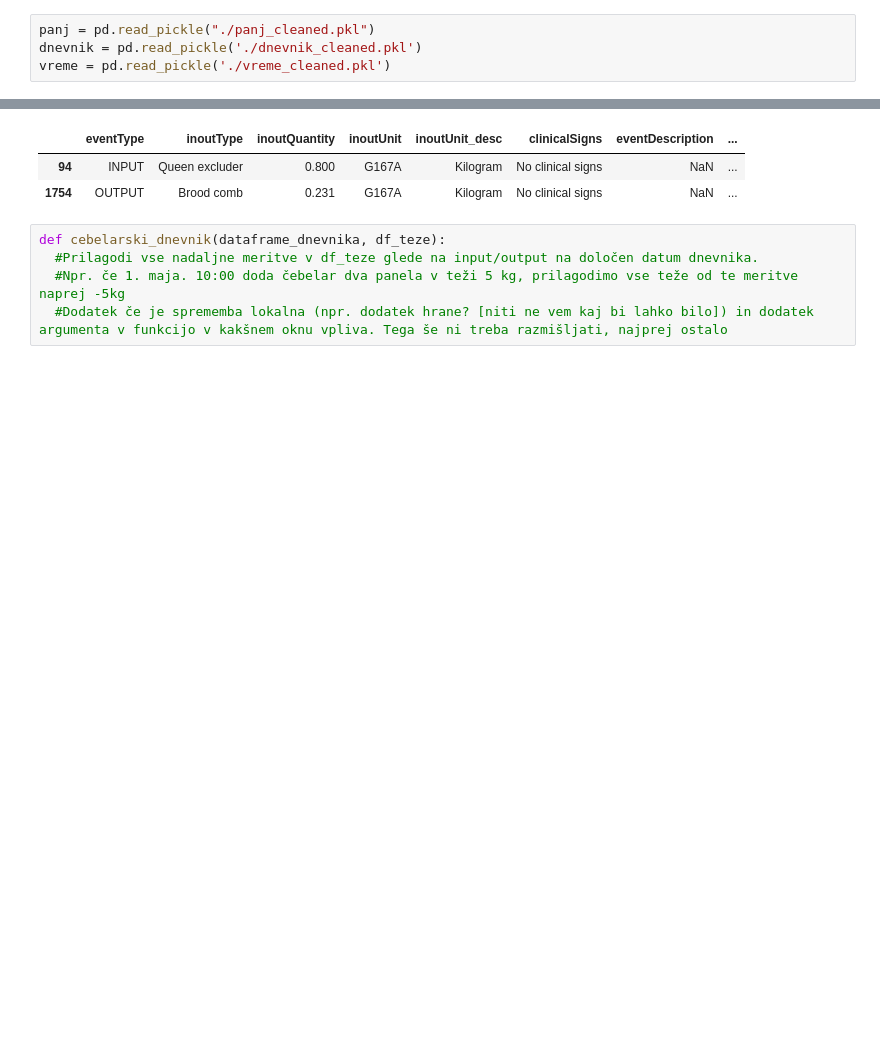
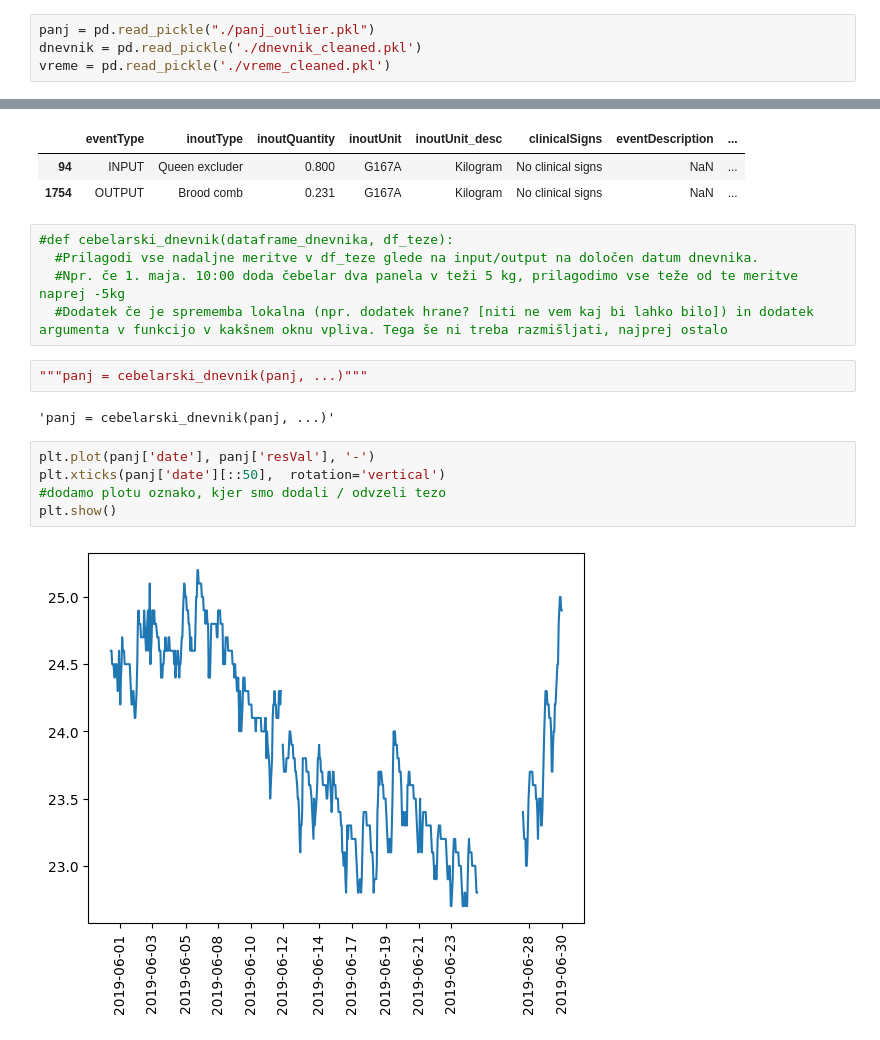
Before and after one commit to borbregant/cebelice, a Jupyter notebook: ciscenje/cebelarski_dnevnik.ipynb, the cells around one changed output, grey strips where cells are left out. Saved outputs shown, nothing was run; the diff lists cells and outputs as text; blank space fills up the shorter version.

```diff
--- a/ciscenje/cebelarski_dnevnik.ipynb
+++ b/ciscenje/cebelarski_dnevnik.ipynb
@@ -9,7 +9,7 @@ import seaborn as sns
 import os.path
 from sklearn.neighbors import LocalOutlierFactor
 # %%
-panj = pd.read_pickle("./panj_cleaned.pkl")
+panj = pd.read_pickle("./panj_outlier.pkl")
 dnevnik = pd.read_pickle('./dnevnik_cleaned.pkl')
 vreme = pd.read_pickle('./vreme_cleaned.pkl')
 # %%
@@ -29,7 +29,18 @@ dnevnik.head()
 | 94 | INPUT | Queen excluder | 0.800 | G167A | Kilogram | No clinical signs | NaN | ... |
 | 1754 | OUTPUT | Brood comb | 0.231 | G167A | Kilogram | No clinical signs | NaN | ... |
 # %%
-def cebelarski_dnevnik(dataframe_dnevnika, df_teze):
+#def cebelarski_dnevnik(dataframe_dnevnika, df_teze):
   #Prilagodi vse nadaljne meritve v df_teze glede na input/output na določen datum dnevnika.
   #Npr. če 1. maja. 10:00 doda čebelar dva panela v teži 5 kg, prilagodimo vse teže od te meritve naprej -5kg
   #Dodatek če je sprememba lokalna (npr. dodatek hrane? [niti ne vem kaj bi lahko bilo]) in dodatek argumenta v funkcijo v kakšnem oknu vpliva. Tega še ni treba razmišljati, najprej ostalo
+# %%
+"""panj = cebelarski_dnevnik(panj, ...)"""
+# %% [output]
+'panj = cebelarski_dnevnik(panj, ...)'
+# %%
+plt.plot(panj['date'], panj['resVal'], '-')
+plt.xticks(panj['date'][::50],  rotation='vertical')
+#dodamo plotu oznako, kjer smo dodali / odvzeli tezo
+plt.show()
+# %% [output]
+[figure, added]
```
Also changed, not shown: 2 other files.
